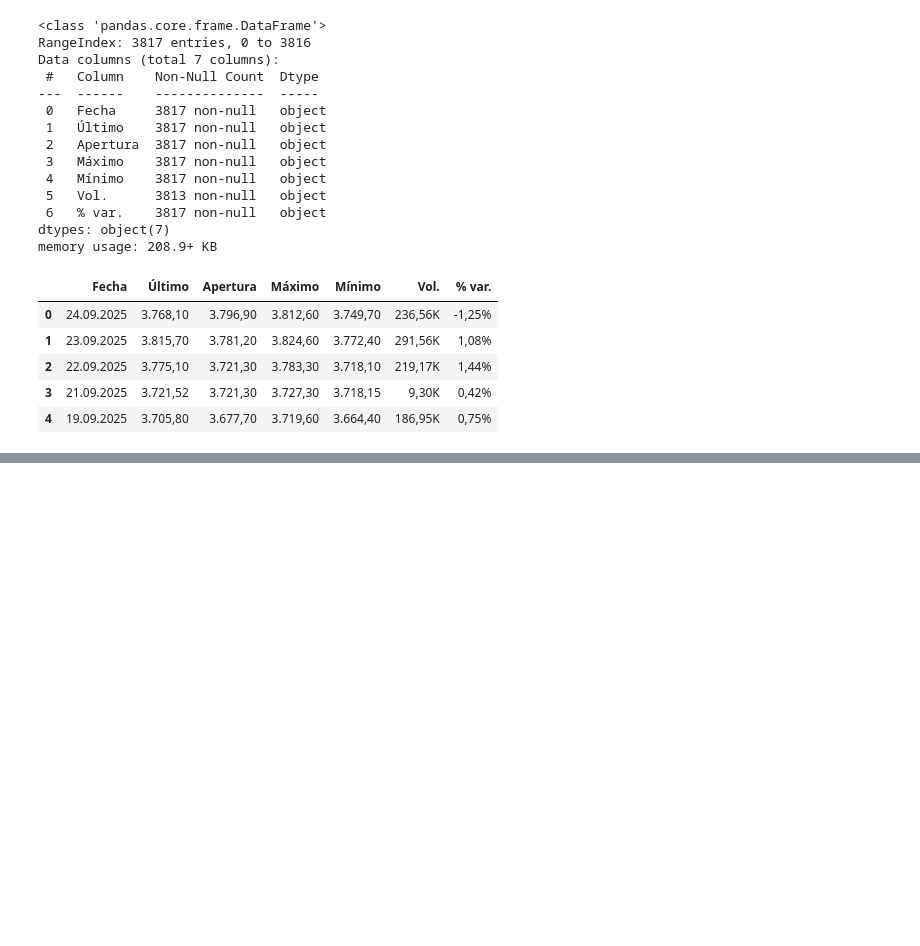
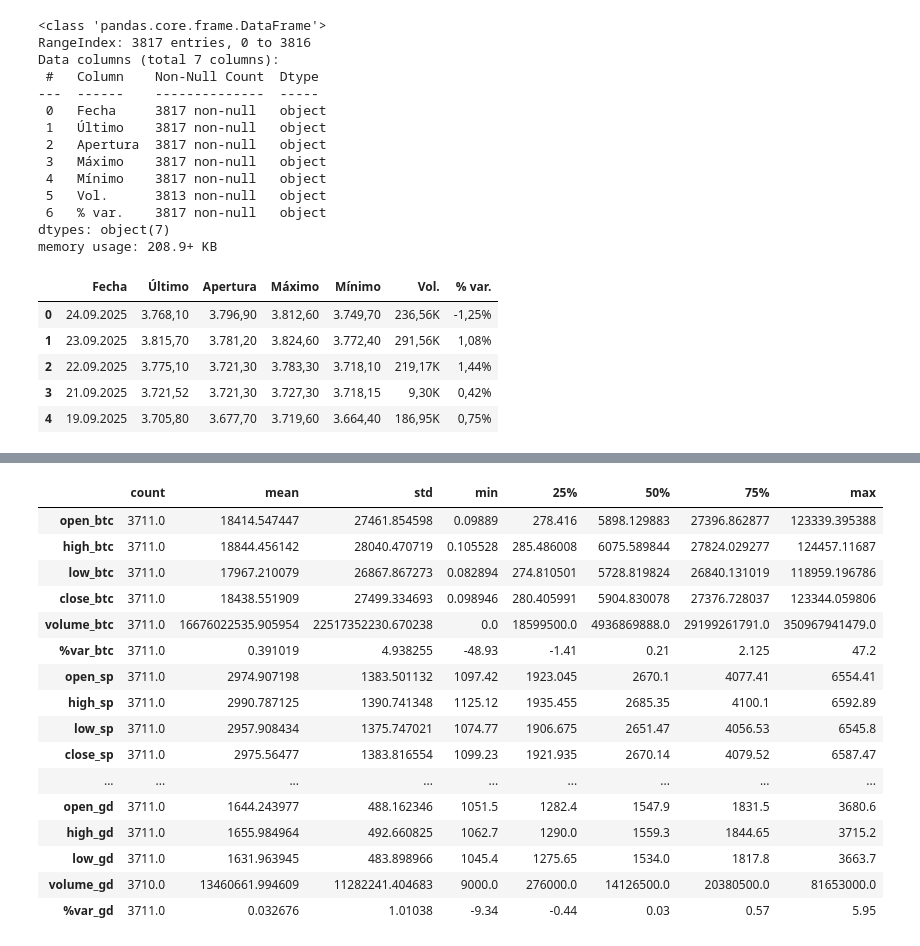
Before and after one commit to sergiomorosecilla/Proyecto-final, a Jupyter notebook: Data_sets/merge&clean.ipynb, the cells around one changed output, grey strips where cells are left out. Cells and saved outputs as stored; diff of their text form; code cells hidden in the pictures; blank space fills up the shorter version.

Commit message:
clean and merge acabado

```diff
--- a/Data_sets/merge&clean.ipynb
+++ b/Data_sets/merge&clean.ipynb
@@ -244,2 +279,22 @@ memory usage: 554.6 KB
+# %%
+df_merged.describe(include=[np.number]).T.round(2)
+# %% [output]
+|  | count | mean | std | min | 25% | 50% | 75% | max |
+| open_btc | 3711.0 | 18414.547447 | 27461.854598 | 0.09889 | 278.416 | 5898.129883 | 27396.862877 | 123339.395388 |
+| high_btc | 3711.0 | 18844.456142 | 28040.470719 | 0.105528 | 285.486008 | 6075.589844 | 27824.029277 | 124457.11687 |
+| low_btc | 3711.0 | 17967.210079 | 26867.867273 | 0.082894 | 274.810501 | 5728.819824 | 26840.131019 | 118959.196786 |
+| close_btc | 3711.0 | 18438.551909 | 27499.334693 | 0.098946 | 280.405991 | 5904.830078 | 27376.728037 | 123344.059806 |
+| volume_btc | 3711.0 | 16676022535.905954 | 22517352230.670238 | 0.0 | 18599500.0 | 4936869888.0 | 29199261791.0 | 350967941479.0 |
+| %var_btc | 3711.0 | 0.391019 | 4.938255 | -48.93 | -1.41 | 0.21 | 2.125 | 47.2 |
+| open_sp | 3711.0 | 2974.907198 | 1383.501132 | 1097.42 | 1923.045 | 2670.1 | 4077.41 | 6554.41 |
+| high_sp | 3711.0 | 2990.787125 | 1390.741348 | 1125.12 | 1935.455 | 2685.35 | 4100.1 | 6592.89 |
+| low_sp | 3711.0 | 2957.908434 | 1375.747021 | 1074.77 | 1906.675 | 2651.47 | 4056.53 | 6545.8 |
+| close_sp | 3711.0 | 2975.56477 | 1383.816554 | 1099.23 | 1921.935 | 2670.14 | 4079.52 | 6587.47 |
+| ... | ... | ... | ... | ... | ... | ... | ... | ... |
+| open_gd | 3711.0 | 1644.243977 | 488.162346 | 1051.5 | 1282.4 | 1547.9 | 1831.5 | 3680.6 |
+| high_gd | 3711.0 | 1655.984964 | 492.660825 | 1062.7 | 1290.0 | 1559.3 | 1844.65 | 3715.2 |
+| low_gd | 3711.0 | 1631.963945 | 483.898966 | 1045.4 | 1275.65 | 1534.0 | 1817.8 | 3663.7 |
+| volume_gd | 3710.0 | 13460661.994609 | 11282241.404683 | 9000.0 | 276000.0 | 14126500.0 | 20380500.0 | 81653000.0 |
+| %var_gd | 3711.0 | 0.032676 | 1.01038 | -9.34 | -0.44 | 0.03 | 0.57 | 5.95 |
 # %%
 df_merged.to_csv('merge.csv', index=False)
```
Also changed, not shown: parts of 8 cells of this notebook, 3 other files.
